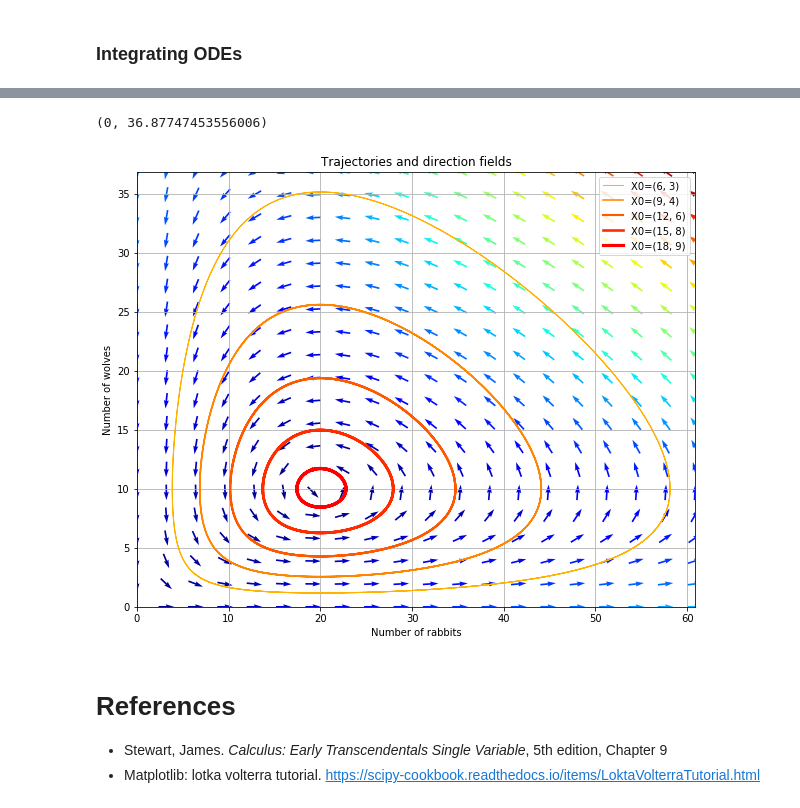
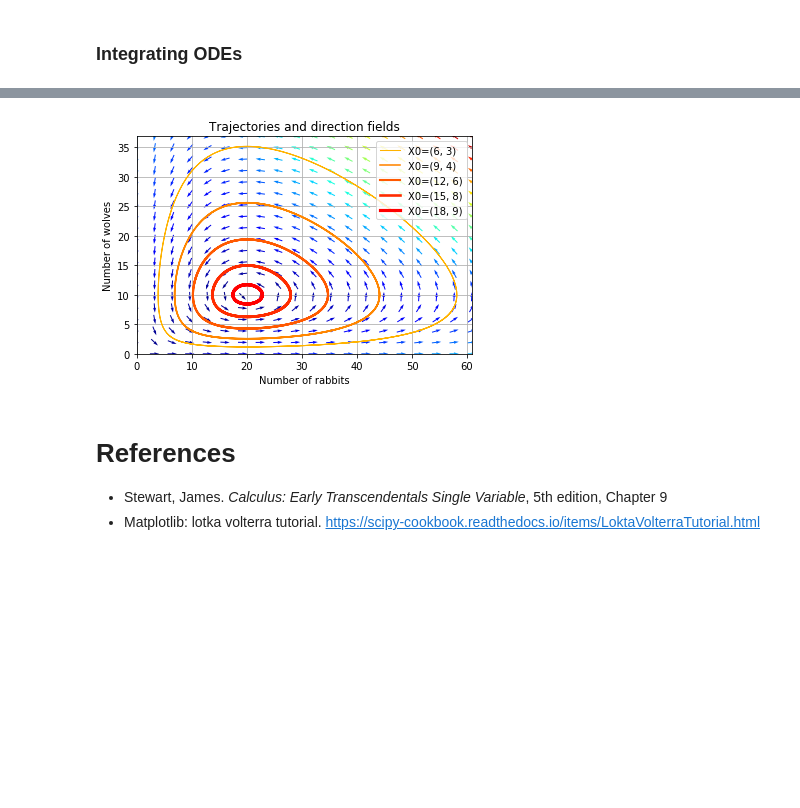
Before and after one commit to diazale/ode_models, a Jupyter notebook: ODE models.ipynb, the cells around one changed output, grey strips where cells are left out. Cells and saved outputs as stored; diff of their text form; code cells hidden in the pictures; blank space fills up the shorter version.

```diff
--- a/ODE models.ipynb
+++ b/ODE models.ipynb
@@ -191,35 +192,36 @@ f2 = p.figure()
 # plot trajectories
 for v, col in zip(values, vcolors):
     X0 = v * X_f1                       # starting point
     X = integrate.odeint(dX_dt, X0, t) # integrate
     p.plot( X[:,0], X[:,1], lw=3.5*v, color=col, label='X0=(%.f, %.f)' % (X0[0], X0[1]))
 
 # define a grid and compute direction at each point
 ymax = p.ylim(bottom=0)[1]                        # get axis limits
 xmax = p.xlim(left=0)[1]
 nb_points = 20
 
 x = linspace(0, xmax, nb_points)
 y = linspace(0, ymax, nb_points)
 
 X1 , Y1  = meshgrid(x, y)                       # create a grid
 DX1, DY1 = dX_dt([X1, Y1])                      # compute growth rate on the gridt
 M = (hypot(DX1, DY1))                           # Norm of the growth rate
 M[ M == 0] = 1.                                 # Avoid zero division errors
 DX1 /= M                                        # Normalize each arrows
 DY1 /= M
 
 p.title('Trajectories and direction fields')
 Q = p.quiver(X1, Y1, DX1, DY1, M, pivot='mid', cmap=p.cm.jet) # map direction fields as arrows
 p.xlabel('Number of rabbits')
 p.ylabel('Number of wolves')
 p.legend()
 p.grid()
 p.xlim(0, xmax)
 p.ylim(0, ymax)
+
+f2
 # %% [output]
-(0, 36.87747453556006)
-[figure, old version]
+[figure, new version]
 # %% [markdown]
 # References
 
```
Also changed, not shown: parts of 1 cell of this notebook.
